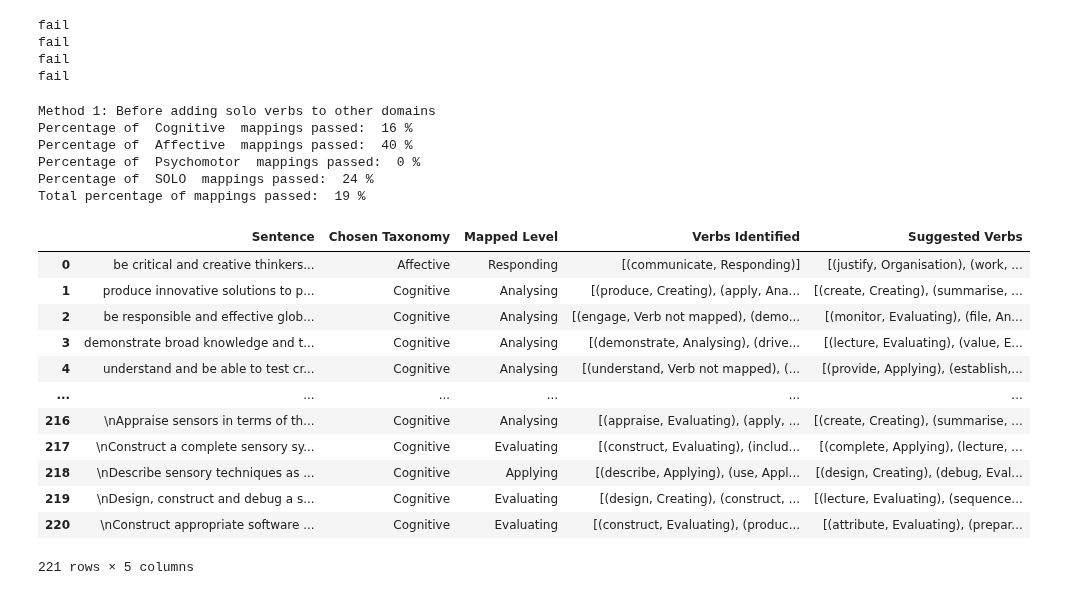
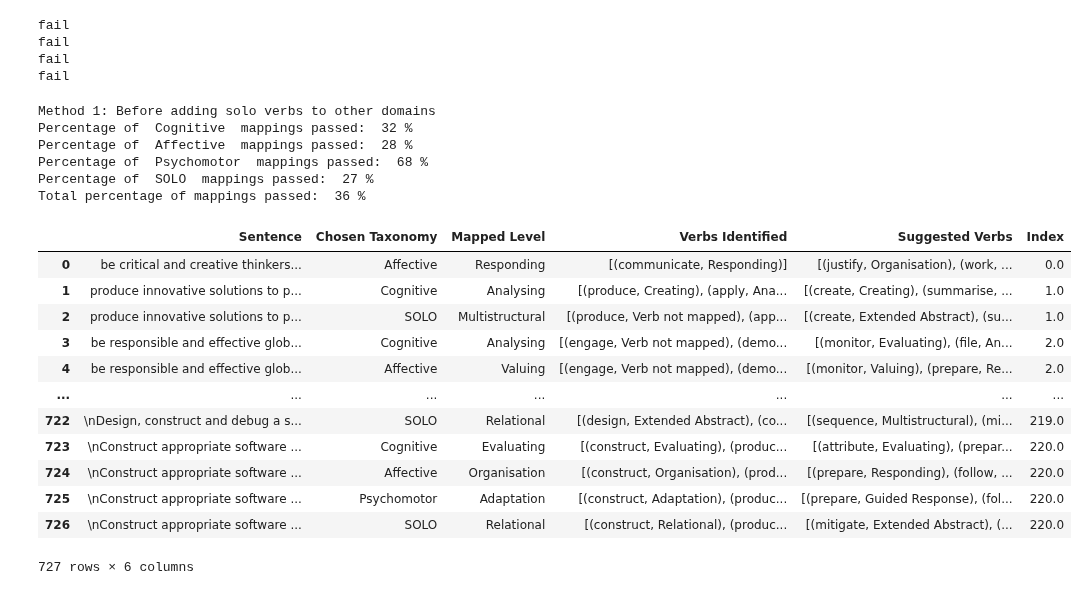
Before and after one commit to 3drdsh3in/Course_Design_For_Accreditation, a Jupyter notebook: Classification_Bloom_Solo_Mapping.ipynb, the cells around one changed output. Cells and saved outputs as stored; diff of their text form; code cells hidden in the pictures.

Commit message:
Update documentation. Add utility functions for easily training and re-training the model. Add utility function for easily running multiple tests of the model

```diff
--- a/Classification_Bloom_Solo_Mapping.ipynb
+++ b/Classification_Bloom_Solo_Mapping.ipynb
@@ -695,7 +884,7 @@ def learning_outcome_mapping(
 # # Total Accuracy:  36 %
 
 
-# sim_thresholds_arr = [0.98, 0.985, 0.99, 0.995, 1]
+# sim_thresholds_arr = [0.985, 0.99, 0.995, 1]
 # # Similarity threshold 0.99 sees a slight increase in accuracy:
 # # Cognitive:  29 %            Affective:  22 %
 # # Psychomotor:  44 %          SOLO:  52 %
@@ -719,8 +908,8 @@ def learning_outcome_mapping(
 # # The suggested similarity threshold is used for generating suggested verbs.
 # # This threshold is set lower than the similarity threshold by ~ 0.01 to
 # # ensure that enough similar verbs can be found.
-
-# for sim_thresh in sim_thresholds_arr:
-#     print("Similarity Threshold: ", sim_thresh)
-#     learning_outcome_mapping(sentences, final_levels, sim_thresh, suggested_sim_threshold)
-#     print("\n")
+sim_thresholds_arr = [0.99]
+for sim_thresh in sim_thresholds_arr:
+    print("Similarity Threshold: ", sim_thresh)
+    test_training_data_size(sentences_df, 0.20, 4, "outputs/sim_thresh"+str(sim_thresh)+".xlsx", str(sim_thresh), sim_threshold=sim_thresh)
+    print("\n")
@@ -727,23 +933,0 @@ def learning_outcome_mapping(
-# %%
-# Thresholds to filter the similarity of words to improve accuracy
-suggested_sim_threshold = 0.985
-sim_threshold = 0.997
-
-# Verbs
-mapped_verbs = {
-    "Cognitive": verb_classifier(bloom_cognitive_file_path),
-    "Affective": verb_classifier(bloom_affective_file_path),
-    "Psychomotor": verb_classifier(bloom_psychomotor_file_path),
-    "SOLO": verb_classifier(solo_file_path),
-}
-
-verb_list = generate_verb_list(mapped_verbs)
-
-
-print("Method 1")
-word_vectors = model_1_wv
-learning_outcome_mapping(sentences, final_levels, sim_threshold, suggested_sim_threshold)
-
-# print("\nMethod 2")
-# word_vectors = model_2_wv
-# learning_outcome_mapping(sentences, final_levels, sim_threshold, suggested_sim_threshold)
@@ -1158,55 +1322,53 @@ taxonomy_rank_tester(
 # %%
 suggested_sim_threshold = 0.985
 sim_threshold = 0.997
 
 # Before changing rankings
 # Percentage of  Cognitive  mappings passed:  31 %
 # Percentage of  Affective  mappings passed:  33 %
 # Percentage of  Psychomotor  mappings passed:  29 %
 # Percentage of  SOLO  mappings passed:  27 %
 # Total percentage of mappings passed:  30 %
 
 # After changing rankings
 # Percentage of  Cognitive  mappings passed:  29 %
 # Percentage of  Affective  mappings passed:  27 %
 # Percentage of  Psychomotor  mappings passed:  29 %
 # Percentage of  SOLO  mappings passed:  36 %
 # Total percentage of mappings passed:  30 %
 
 mapped_verbs = {
     "Cognitive": bloom_cognitive_copy,
     "Affective": bloom_affective_copy,
     "Psychomotor": bloom_psychomotor_copy,
     "SOLO": solo_copy,
 }
 verb_list = generate_verb_list(mapped_verbs)
 
 print("Method 1: Before adding solo verbs to other domains")
 
-word_vectors = model_1_wv
-learning_outcome_mapping(
-    sentences, final_levels, sim_threshold, suggested_sim_threshold
-)
+word_vectors = train_wv_model(sentences)
+learning_outcome_mapping(sentences_df, final_levels, sim_threshold, suggested_sim_threshold, word_vectors)
 # %% [output]
 Method 1: Before adding solo verbs to other domains
-Percentage of  Cognitive  mappings passed:  16 %
-Percentage of  Affective  mappings passed:  40 %
-Percentage of  Psychomotor  mappings passed:  0 %
-Percentage of  SOLO  mappings passed:  24 %
-Total percentage of mappings passed:  19 %
+Percentage of  Cognitive  mappings passed:  32 %
+Percentage of  Affective  mappings passed:  28 %
+Percentage of  Psychomotor  mappings passed:  68 %
+Percentage of  SOLO  mappings passed:  27 %
+Total percentage of mappings passed:  36 %
-|  | Sentence | Chosen Taxonomy | Mapped Level | Verbs Identified | Suggested Verbs |
-| 0 | be critical and creative thinkers... | Affective | Responding | [(communicate, Responding)] | [(justify, Organisation), (work, ... |
-| 1 | produce innovative solutions to p... | Cognitive | Analysing | [(produce, Creating), (apply, Ana... | [(create, Creating), (summarise, ... |
-| 2 | be responsible and effective glob... | Cognitive | Analysing | [(engage, Verb not mapped), (demo... | [(monitor, Evaluating), (file, An... |
-| 3 | demonstrate broad knowledge and t... | Cognitive | Analysing | [(demonstrate, Analysing), (drive... | [(lecture, Evaluating), (value, E... |
-| 4 | understand and be able to test cr... | Cognitive | Analysing | [(understand, Verb not mapped), (... | [(provide, Applying), (establish,... |
-| ... | ... | ... | ... | ... | ... |
-| 216 | \nAppraise sensors in terms of th... | Cognitive | Analysing | [(appraise, Evaluating), (apply, ... | [(create, Creating), (summarise, ... |
-| 217 | \nConstruct a complete sensory sy... | Cognitive | Evaluating | [(construct, Evaluating), (includ... | [(complete, Applying), (lecture, ... |
-| 218 | \nDescribe sensory techniques as ... | Cognitive | Applying | [(describe, Applying), (use, Appl... | [(design, Creating), (debug, Eval... |
-| 219 | \nDesign, construct and debug a s... | Cognitive | Evaluating | [(design, Creating), (construct, ... | [(lecture, Evaluating), (sequence... |
-| 220 | \nConstruct appropriate software ... | Cognitive | Evaluating | [(construct, Evaluating), (produc... | [(attribute, Evaluating), (prepar... |
+|  | Sentence | Chosen Taxonomy | Mapped Level | Verbs Identified | Suggested Verbs | Index |
+| 0 | be critical and creative thinkers... | Affective | Responding | [(communicate, Responding)] | [(justify, Organisation), (work, ... | 0.0 |
+| 1 | produce innovative solutions to p... | Cognitive | Analysing | [(produce, Creating), (apply, Ana... | [(create, Creating), (summarise, ... | 1.0 |
+| 2 | produce innovative solutions to p... | SOLO | Multistructural | [(produce, Verb not mapped), (app... | [(create, Extended Abstract), (su... | 1.0 |
+| 3 | be responsible and effective glob... | Cognitive | Analysing | [(engage, Verb not mapped), (demo... | [(monitor, Evaluating), (file, An... | 2.0 |
+| 4 | be responsible and effective glob... | Affective | Valuing | [(engage, Verb not mapped), (demo... | [(monitor, Valuing), (prepare, Re... | 2.0 |
+| ... | ... | ... | ... | ... | ... | ... |
+| 722 | \nDesign, construct and debug a s... | SOLO | Relational | [(design, Extended Abstract), (co... | [(sequence, Multistructural), (mi... | 219.0 |
+| 723 | \nConstruct appropriate software ... | Cognitive | Evaluating | [(construct, Evaluating), (produc... | [(attribute, Evaluating), (prepar... | 220.0 |
+| 724 | \nConstruct appropriate software ... | Affective | Organisation | [(construct, Organisation), (prod... | [(prepare, Responding), (follow, ... | 220.0 |
+| 725 | \nConstruct appropriate software ... | Psychomotor | Adaptation | [(construct, Adaptation), (produc... | [(prepare, Guided Response), (fol... | 220.0 |
+| 726 | \nConstruct appropriate software ... | SOLO | Relational | [(construct, Relational), (produc... | [(mitigate, Extended Abstract), (... | 220.0 |
-221 rows × 5 columns
+727 rows × 6 columns
 # %%
 # mapping solo verbs into other domains
 
```
Also changed, not shown: parts of 20 cells of this notebook, 1 other file.
